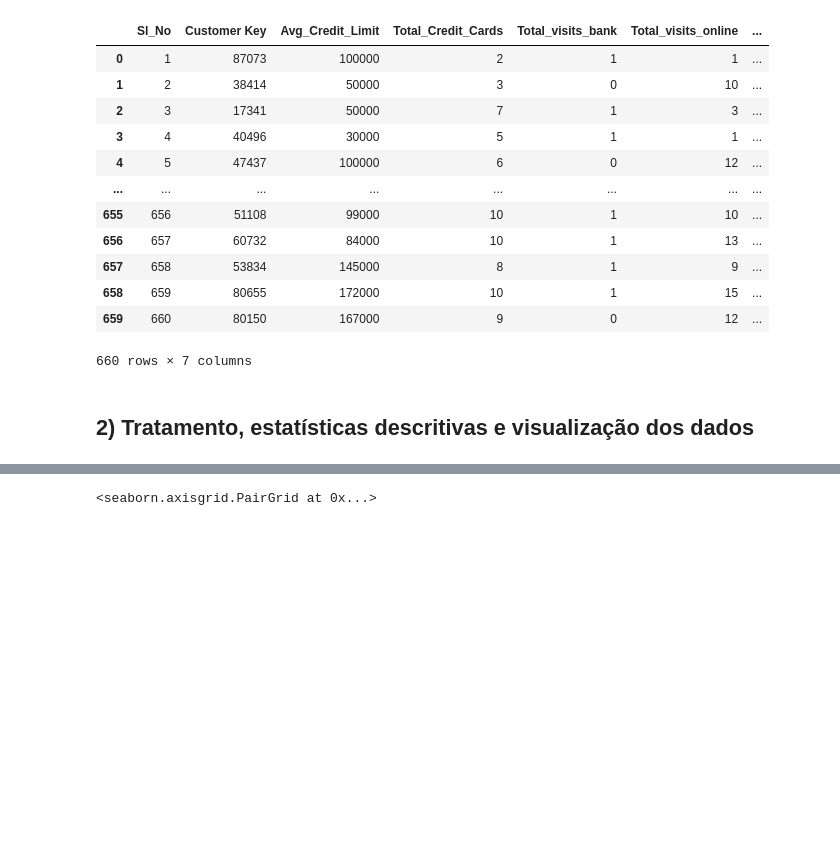
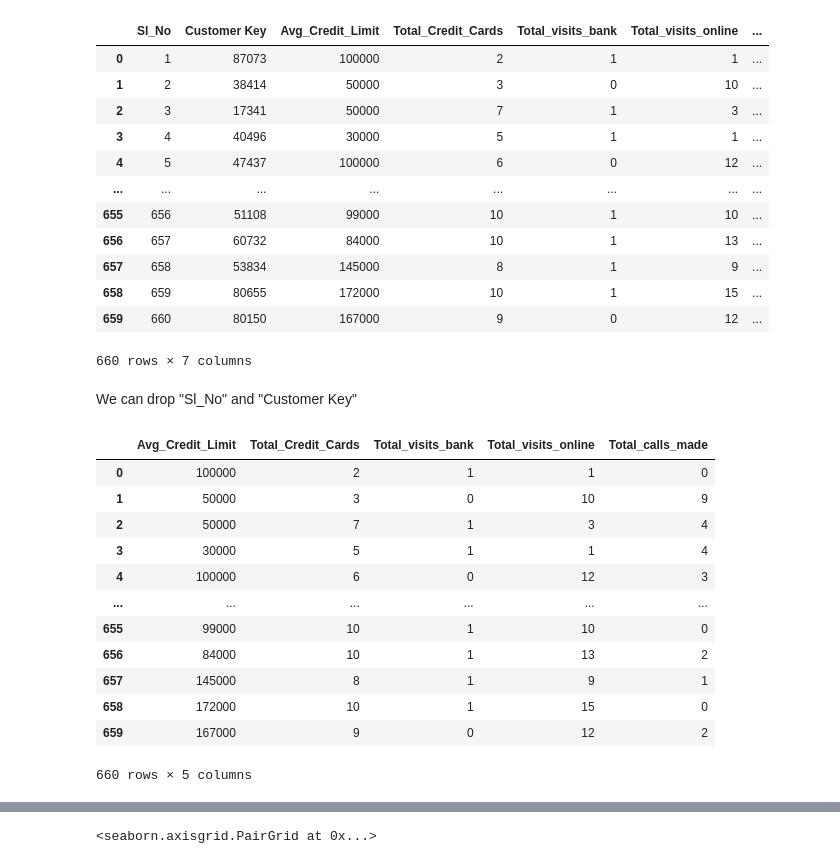
Before and after one commit to LuizFelipeMendes266/Unsupervised-Machine-Learning-Credit-Card-Analysis, a Jupyter notebook: notebook/core.ipynb, the cells around one changed output, grey strips where cells are left out. Saved outputs shown, nothing was run; the diff lists cells and outputs as text; code cells hidden in the pictures; blank space fills up the shorter version.

```diff
--- a/notebook/CLS_40_Case_(Gabarito).ipynb
+++ b/notebook/core.ipynb
@@ -37,5 +37,22 @@ df
 | 658 | 659 | 80655 | 172000 | 10 | 1 | 15 | ... |
 | 659 | 660 | 80150 | 167000 | 9 | 0 | 12 | ... |
 660 rows × 7 columns
-# %% [markdown]
-## 2) Tratamento, estatísticas descritivas e visualização dos dados
+# %% [markdown]
+We can drop "Sl_No" and "Customer Key"
+# %%
+df = df.drop(columns=["Sl_No","Customer Key"])
+df
+# %% [output]
+|  | Avg_Credit_Limit | Total_Credit_Cards | Total_visits_bank | Total_visits_online | Total_calls_made |
+| 0 | 100000 | 2 | 1 | 1 | 0 |
+| 1 | 50000 | 3 | 0 | 10 | 9 |
+| 2 | 50000 | 7 | 1 | 3 | 4 |
+| 3 | 30000 | 5 | 1 | 1 | 4 |
+| 4 | 100000 | 6 | 0 | 12 | 3 |
+| ... | ... | ... | ... | ... | ... |
+| 655 | 99000 | 10 | 1 | 10 | 0 |
+| 656 | 84000 | 10 | 1 | 13 | 2 |
+| 657 | 145000 | 8 | 1 | 9 | 1 |
+| 658 | 172000 | 10 | 1 | 15 | 0 |
+| 659 | 167000 | 9 | 0 | 12 | 2 |
+660 rows × 5 columns
```
Also changed, not shown: parts of 65 cells of this notebook.
